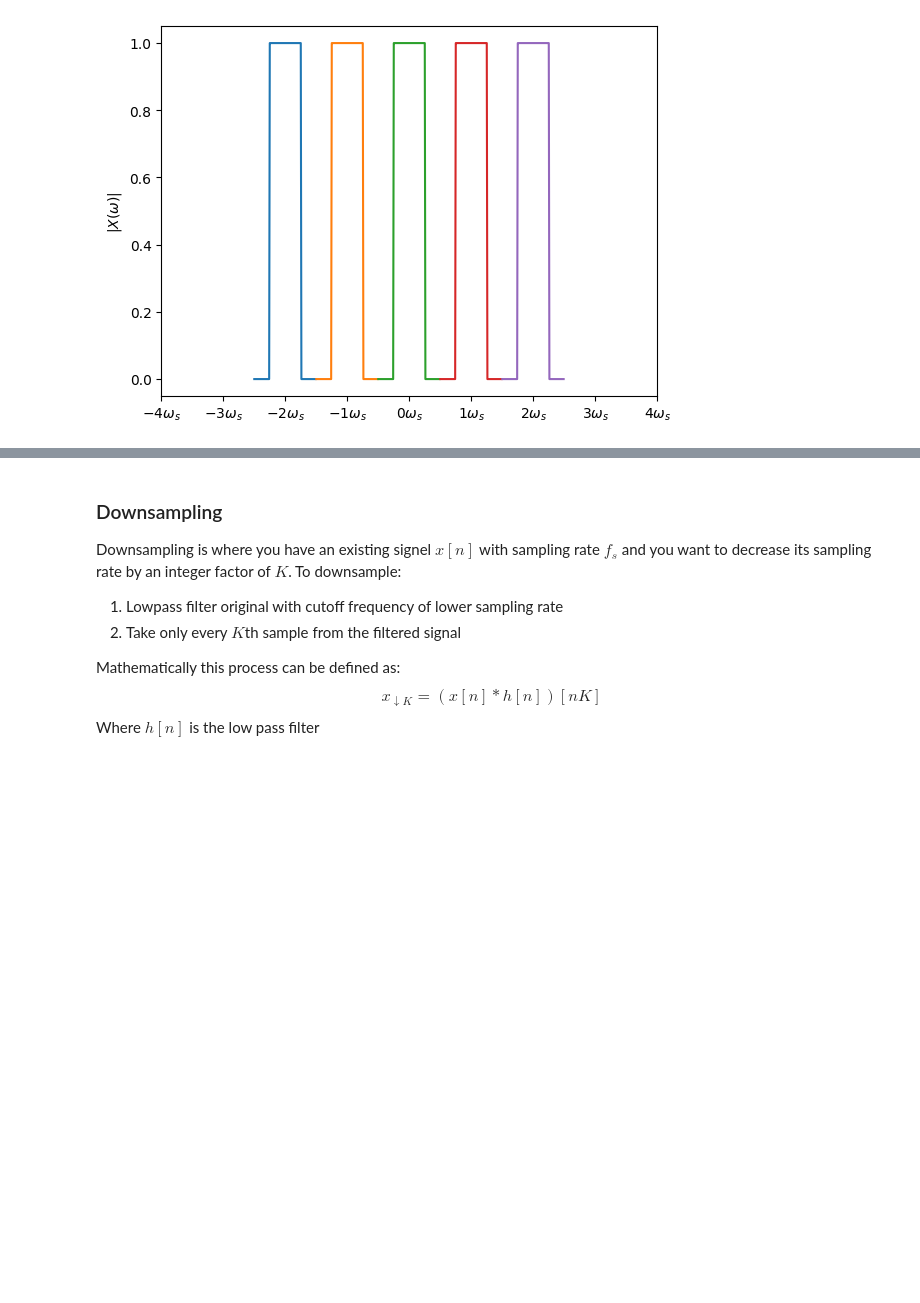
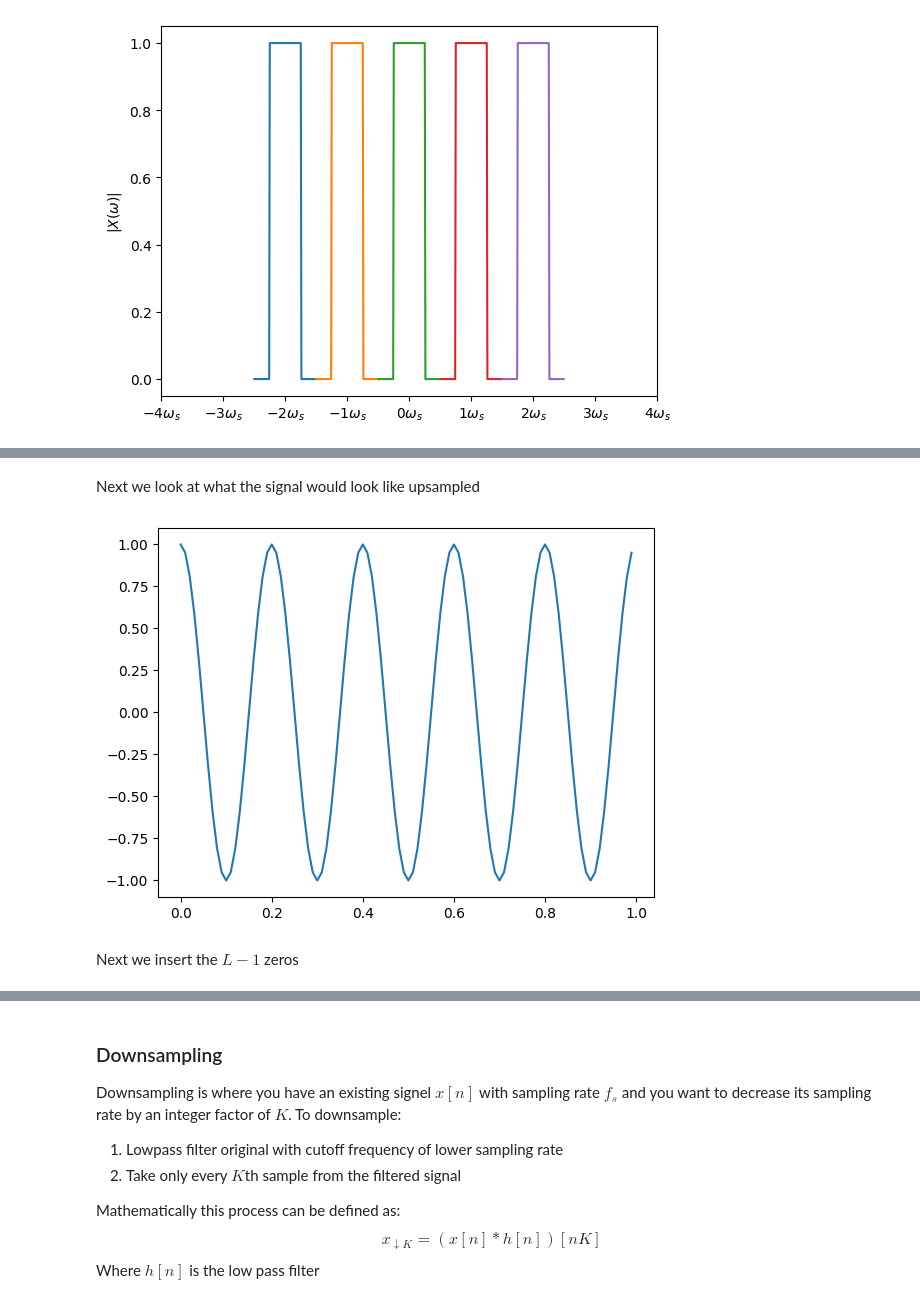
Before and after one commit to austinjtravis/radar_learning, a Jupyter notebook: 0_math_intro/math_refresher.ipynb, the cells around one changed output, grey strips where cells are left out. Cells and saved outputs as stored; diff of their text form; code cells hidden in the pictures; blank space fills up the shorter version.

```diff
--- a/0_math_intro/math_refresher.ipynb
+++ b/0_math_intro/math_refresher.ipynb
@@ -286,0 +357,17 @@ plt.plot(w, np.abs(y_up_fft))
+# %% [markdown]
+Next we look at what the signal would look like upsampled
+# %%
+up_factor = 10
+up_fs = up_factor * fs
+up_ts = 1/up_fs
+n_up = up_fs * duration
+t_up = up_ts * np.arange(n_up)
+x_up = np.cos(2 * np.pi * fs/2 * t_up)
+
+plt.figure()
+plt.plot(t_up, x_up)
+plt.show()
+# %% [output]
+[figure, added]
+# %% [markdown]
+Next we insert the $L-1$ zeros
```
Also changed, not shown: parts of 25 cells of this notebook.
